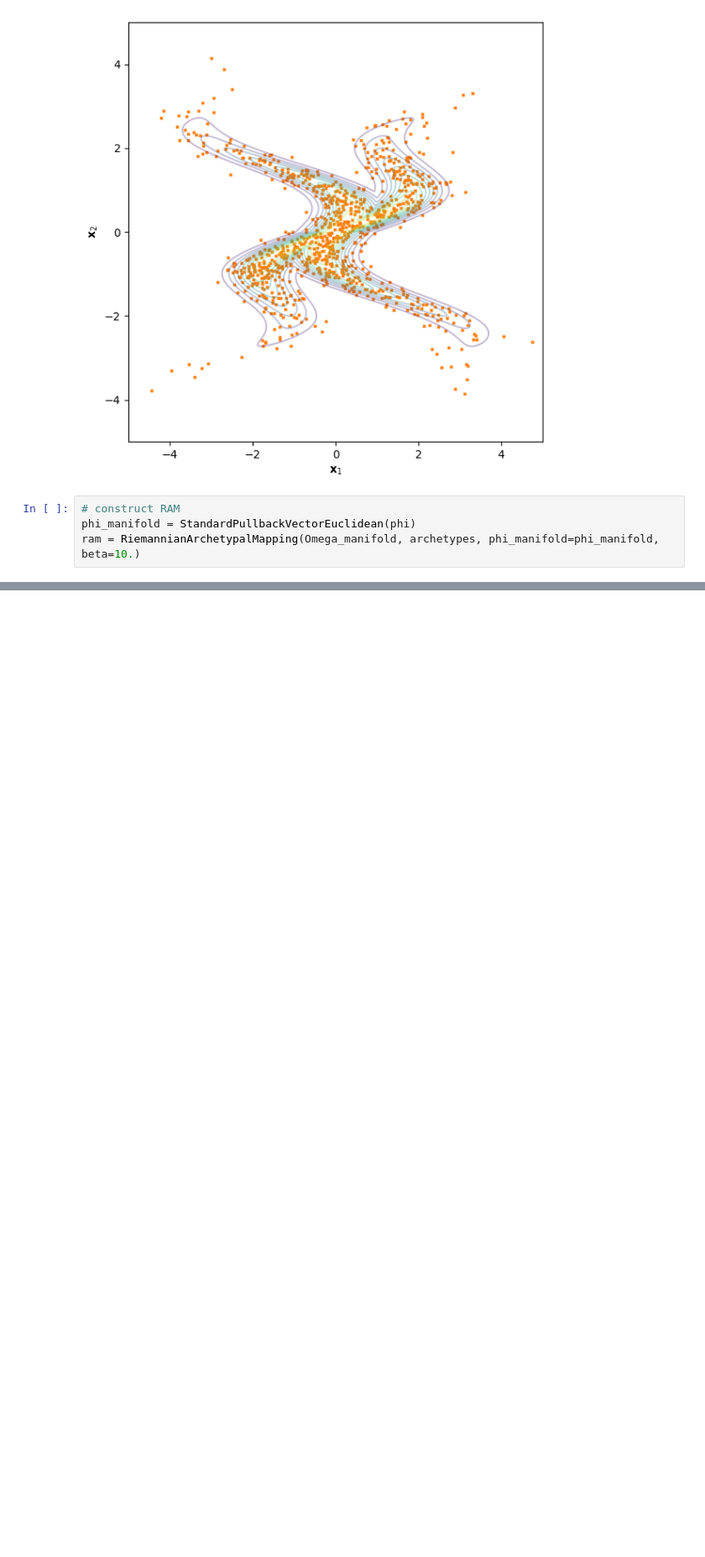
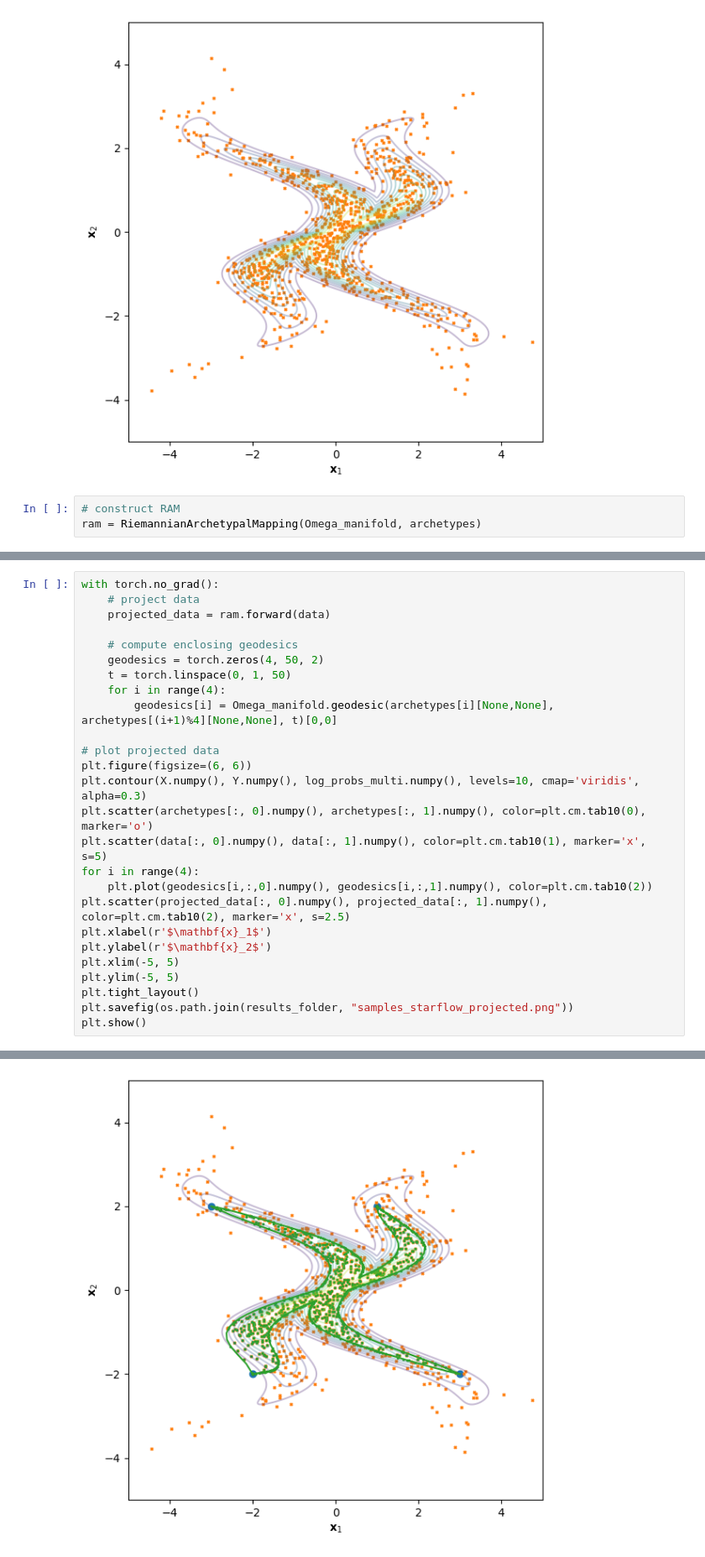
Before and after one commit to wdiepeveen/Riemannian-Archetypal-Analysis, a Jupyter notebook: river_cross_starflow.ipynb, the cells around one changed output, grey strips where cells are left out. Shown at 84% size. Drawn from its saved outputs; the diff is of its cells as text; blank space fills up the shorter version.

```diff
--- a/river_cross_starflow.ipynb
+++ b/river_cross_starflow.ipynb
@@ -185,5 +184,4 @@ plt.show()
 [figure]
 # %%
 # construct RAM
-phi_manifold = StandardPullbackVectorEuclidean(phi)
-ram = RiemannianArchetypalMapping(Omega_manifold, archetypes, phi_manifold=phi_manifold, beta=10.)
+ram = RiemannianArchetypalMapping(Omega_manifold, archetypes)
@@ -209,0 +188,27 @@ plt.show()
+# %%
+with torch.no_grad():
+    # project data
+    projected_data = ram.forward(data)
+
+    # compute enclosing geodesics
+    geodesics = torch.zeros(4, 50, 2)
+    t = torch.linspace(0, 1, 50)
+    for i in range(4):
+        geodesics[i] = Omega_manifold.geodesic(archetypes[i][None,None], archetypes[(i+1)%4][None,None], t)[0,0]
+
+# plot projected data
+plt.figure(figsize=(6, 6))
+plt.contour(X.numpy(), Y.numpy(), log_probs_multi.numpy(), levels=10, cmap='viridis', alpha=0.3)
+plt.scatter(archetypes[:, 0].numpy(), archetypes[:, 1].numpy(), color=plt.cm.tab10(0), marker='o')
+plt.scatter(data[:, 0].numpy(), data[:, 1].numpy(), color=plt.cm.tab10(1), marker='x', s=5)
+for i in range(4):
+    plt.plot(geodesics[i,:,0].numpy(), geodesics[i,:,1].numpy(), color=plt.cm.tab10(2))
+plt.scatter(projected_data[:, 0].numpy(), projected_data[:, 1].numpy(), color=plt.cm.tab10(2), marker='x', s=2.5)
+plt.xlabel(r'$\mathbf{x}_1$')
+plt.ylabel(r'$\mathbf{x}_2$')
+plt.xlim(-5, 5)
+plt.ylim(-5, 5)
+plt.tight_layout()
+plt.savefig(os.path.join(results_folder, "samples_starflow_projected.png"))
+plt.show()
+# %% [output]
@@ -209,0 +217 @@ plt.show()
+[figure, added]
```
Also changed, not shown: parts of 3 cells of this notebook, 16 other files.
